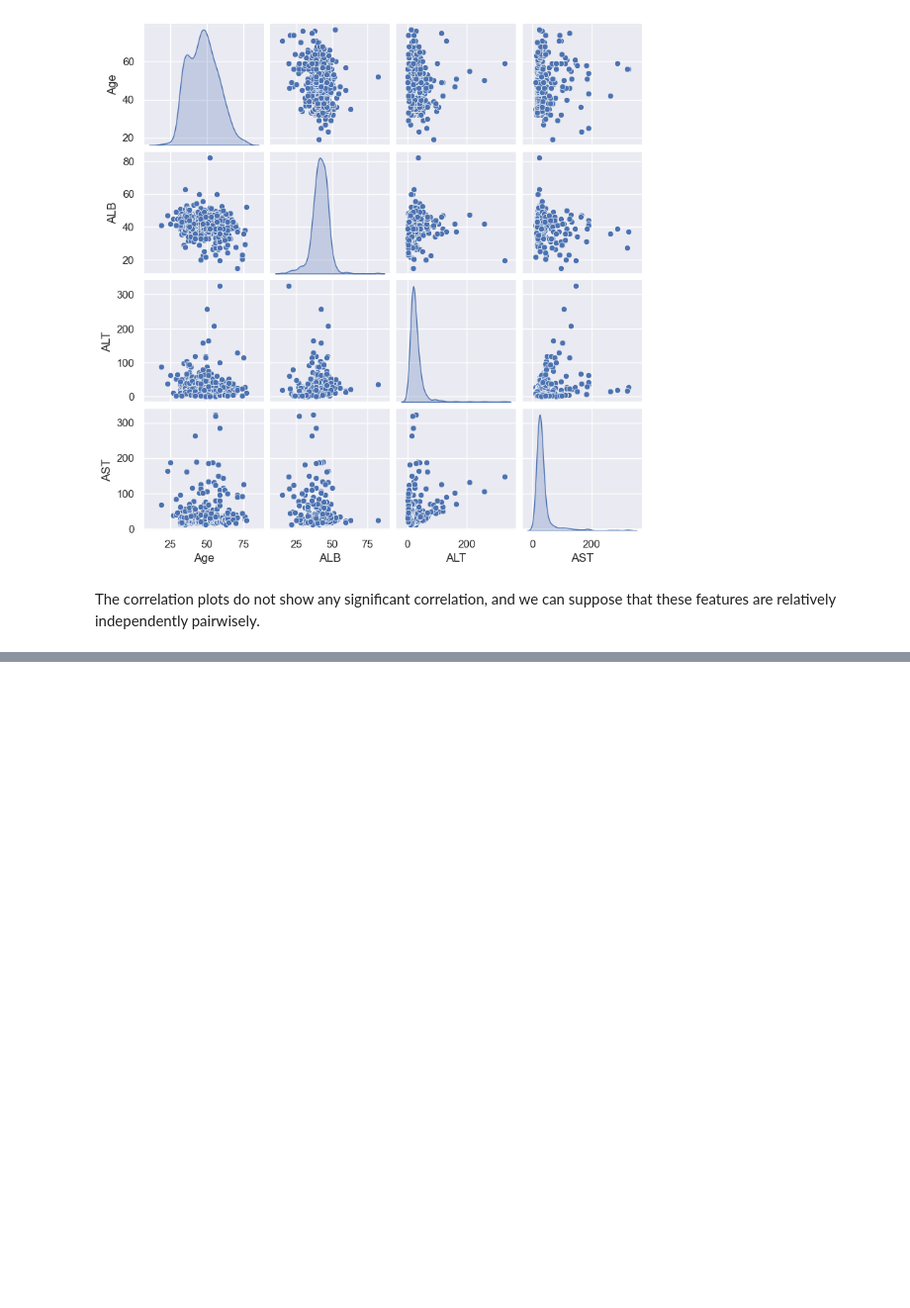
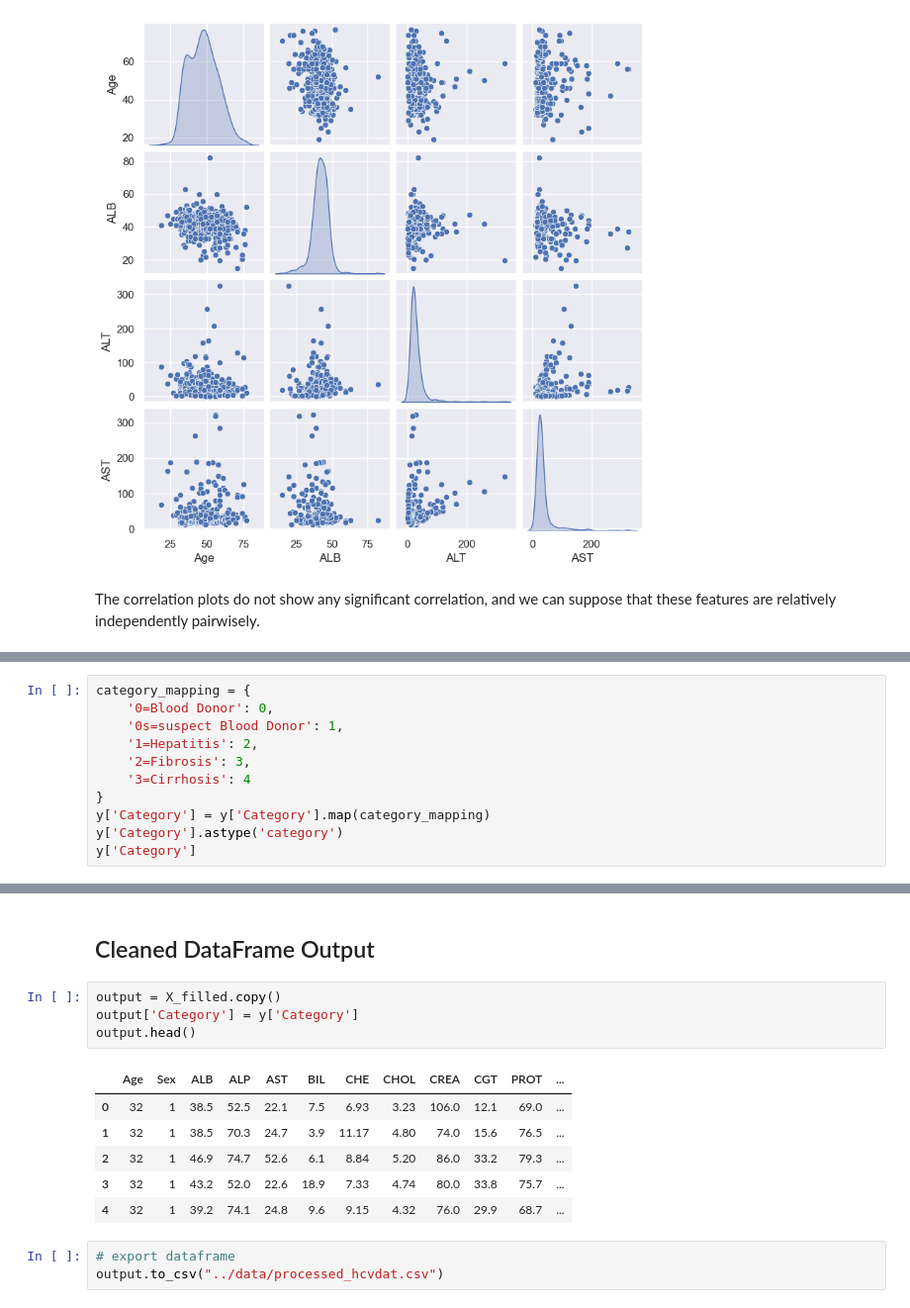
Before and after one commit to Cyngua/HCV-Data-Dashboard, a Jupyter notebook: src/preprocessing_2.ipynb, the cells around one changed output, grey strips where cells are left out. Shown: that part at 99% size. Saved outputs shown, nothing was run; the diff lists cells and outputs as text; blank space fills up the shorter version.

Commit message:
cleaned df output

```diff
--- a/src/preprocessing_2.ipynb
+++ b/src/preprocessing_2.ipynb
@@ -189,0 +257,11 @@ The correlation plots do not show any significant correlation, and we can suppos
+# %%
+category_mapping = {
+    '0=Blood Donor': 0,
+    '0s=suspect Blood Donor': 1,
+    '1=Hepatitis': 2,
+    '2=Fibrosis': 3,
+    '3=Cirrhosis': 4
+}
+y['Category'] = y['Category'].map(category_mapping)
+y['Category'].astype('category')
+y['Category']
@@ -189,0 +310,16 @@ The correlation plots do not show any significant correlation, and we can suppos
+# %% [markdown]
+## Cleaned DataFrame Output
+# %%
+output = X_filled.copy()
+output['Category'] = y['Category']
+output.head()
+# %% [output]
+|  | Age | Sex | ALB | ALP | AST | BIL | CHE | CHOL | CREA | CGT | PROT | ... |
+| 0 | 32 | 1 | 38.5 | 52.5 | 22.1 | 7.5 | 6.93 | 3.23 | 106.0 | 12.1 | 69.0 | ... |
+| 1 | 32 | 1 | 38.5 | 70.3 | 24.7 | 3.9 | 11.17 | 4.80 | 74.0 | 15.6 | 76.5 | ... |
+| 2 | 32 | 1 | 46.9 | 74.7 | 52.6 | 6.1 | 8.84 | 5.20 | 86.0 | 33.2 | 79.3 | ... |
+| 3 | 32 | 1 | 43.2 | 52.0 | 22.6 | 18.9 | 7.33 | 4.74 | 80.0 | 33.8 | 75.7 | ... |
+| 4 | 32 | 1 | 39.2 | 74.1 | 24.8 | 9.6 | 9.15 | 4.32 | 76.0 | 29.9 | 68.7 | ... |
+# %%
+# export dataframe
+output.to_csv("../data/processed_hcvdat.csv")
```
Also changed, not shown: parts of 14 cells of this notebook, 5 other files.
